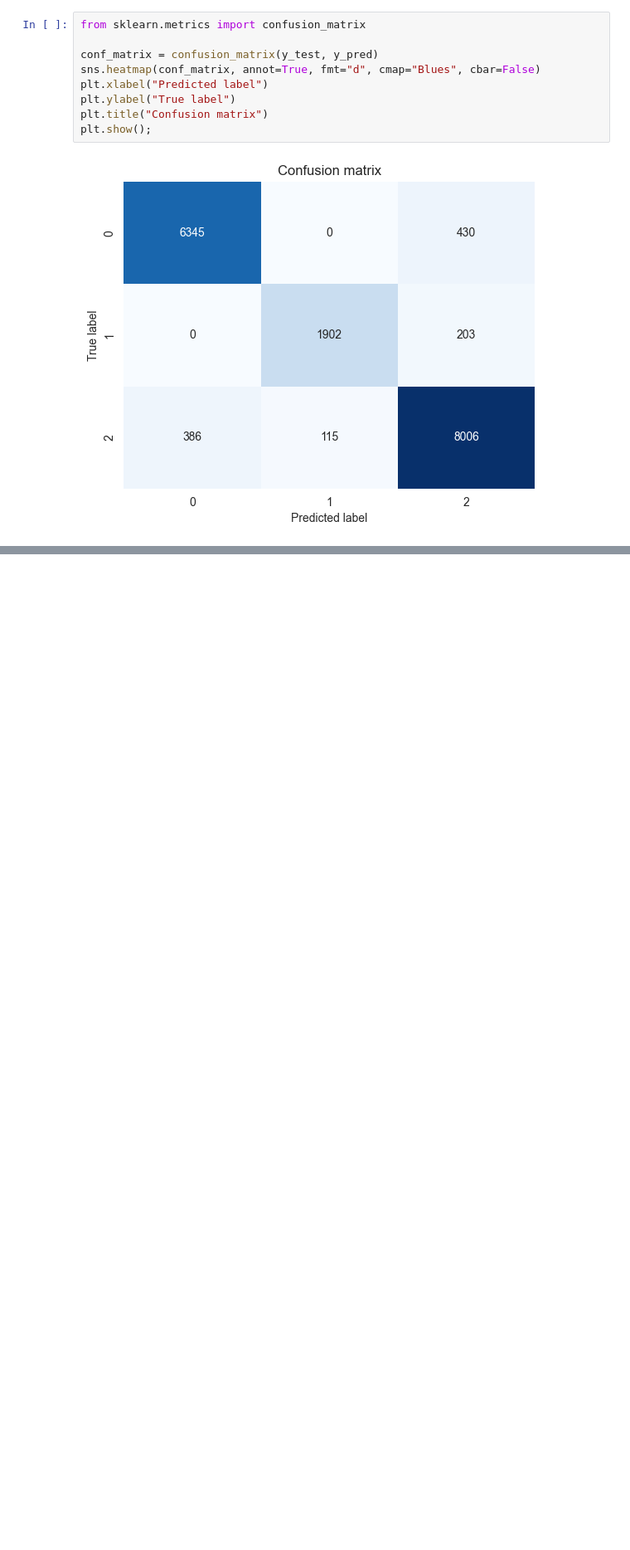
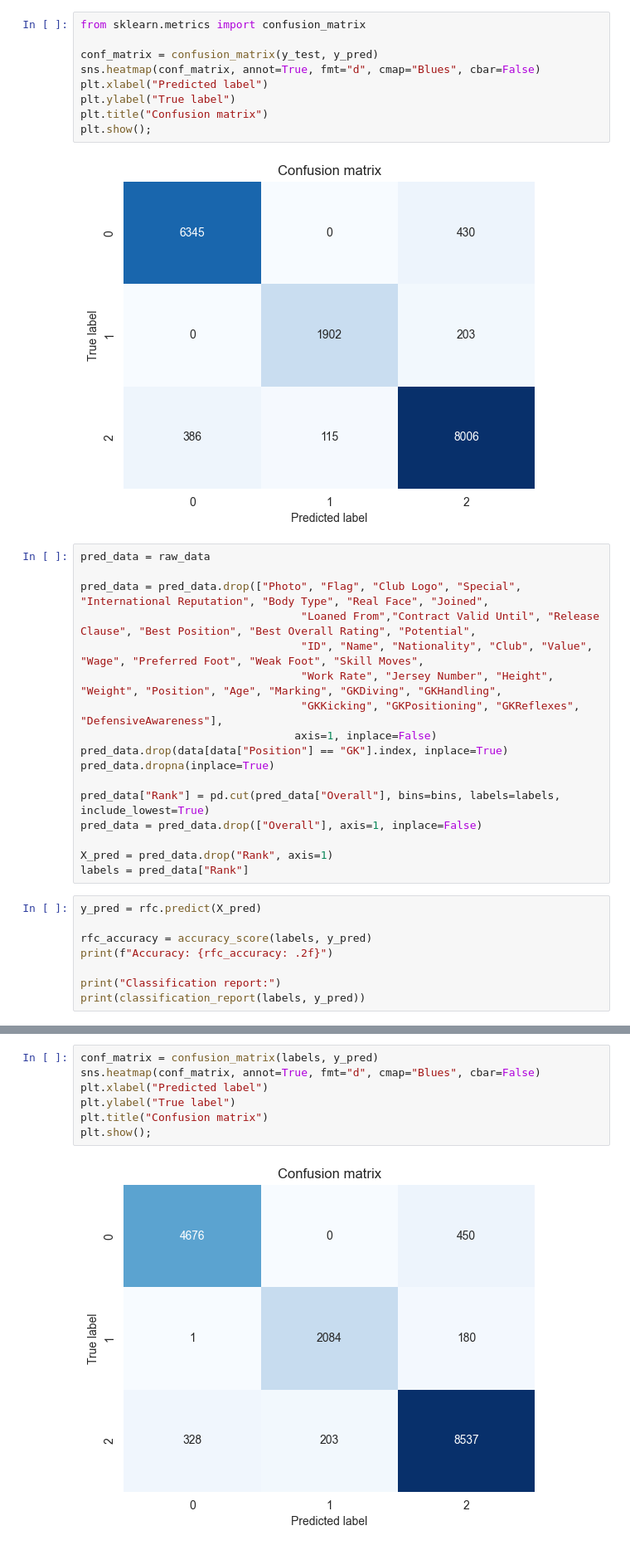
Before and after one commit to zurfil/DataSciencePortfolio, a Jupyter notebook: FIFA/main.ipynb, the cells around one changed output, grey strips where cells are left out. Shown at 83% size. Saved outputs shown, nothing was run; the diff lists cells and outputs as text; blank space fills up the shorter version.

Commit message:
+new data rfc predictions

```diff
--- a/FIFA/main.ipynb
+++ b/FIFA/main.ipynb
@@ -435,3 +435,28 @@ plt.title("Confusion matrix")
 plt.show();
 # %% [output]
 [figure]
+# %%
+pred_data = raw_data
+
+pred_data = pred_data.drop(["Photo", "Flag", "Club Logo", "Special", "International Reputation", "Body Type", "Real Face", "Joined",
+                                  "Loaned From","Contract Valid Until", "Release Clause", "Best Position", "Best Overall Rating", "Potential",
+                                  "ID", "Name", "Nationality", "Club", "Value", "Wage", "Preferred Foot", "Weak Foot", "Skill Moves",
+                                  "Work Rate", "Jersey Number", "Height", "Weight", "Position", "Age", "Marking", "GKDiving", "GKHandling",
+                                  "GKKicking", "GKPositioning", "GKReflexes", "DefensiveAwareness"],
+                                 axis=1, inplace=False)
+pred_data.drop(data[data["Position"] == "GK"].index, inplace=True)
+pred_data.dropna(inplace=True)
+
+pred_data["Rank"] = pd.cut(pred_data["Overall"], bins=bins, labels=labels, include_lowest=True)
+pred_data = pred_data.drop(["Overall"], axis=1, inplace=False)
+
+X_pred = pred_data.drop("Rank", axis=1)
+labels = pred_data["Rank"]
+# %%
+y_pred = rfc.predict(X_pred)
+
+rfc_accuracy = accuracy_score(labels, y_pred)
+print(f"Accuracy: {rfc_accuracy: .2f}")
+
+print("Classification report:")
+print(classification_report(labels, y_pred))
@@ -437,0 +475,9 @@ plt.show();
+# %%
+conf_matrix = confusion_matrix(labels, y_pred)
+sns.heatmap(conf_matrix, annot=True, fmt="d", cmap="Blues", cbar=False)
+plt.xlabel("Predicted label")
+plt.ylabel("True label")
+plt.title("Confusion matrix")
+plt.show();
+# %% [output]
+[figure, added]
```
Also changed, not shown: parts of 1 cell of this notebook.
